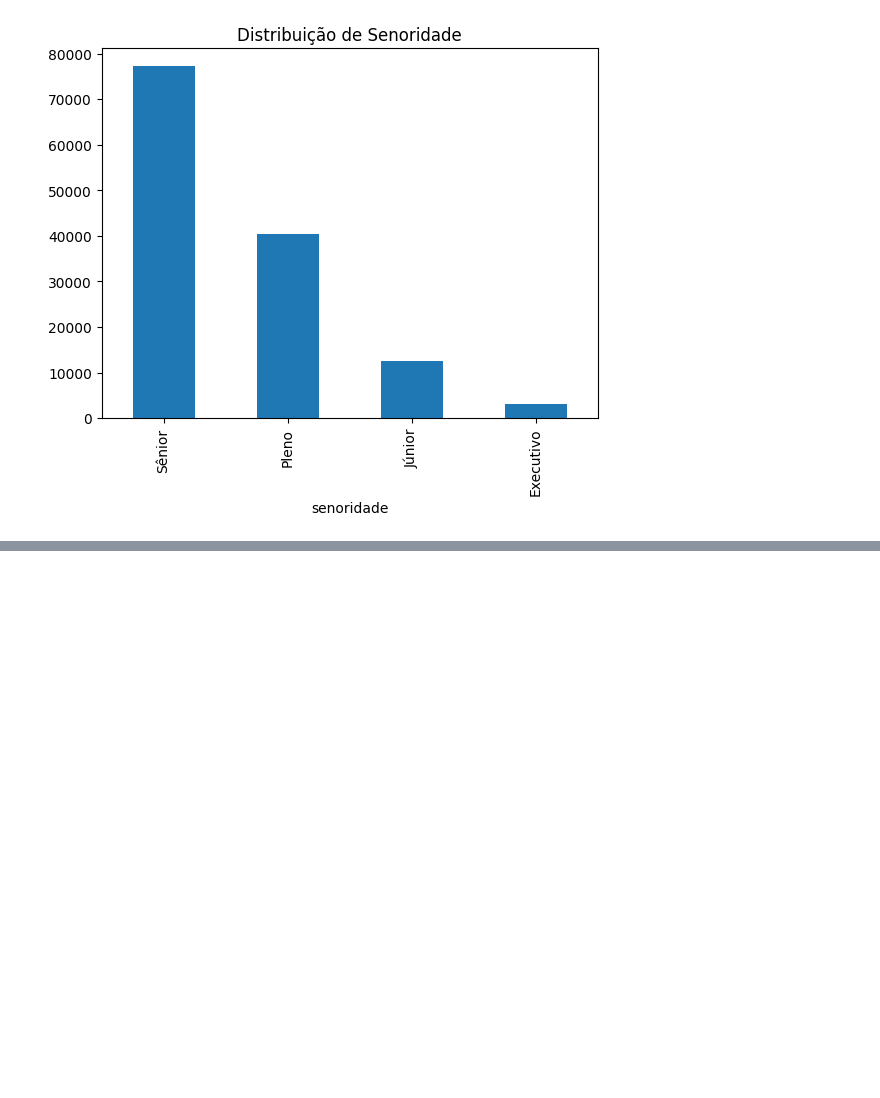
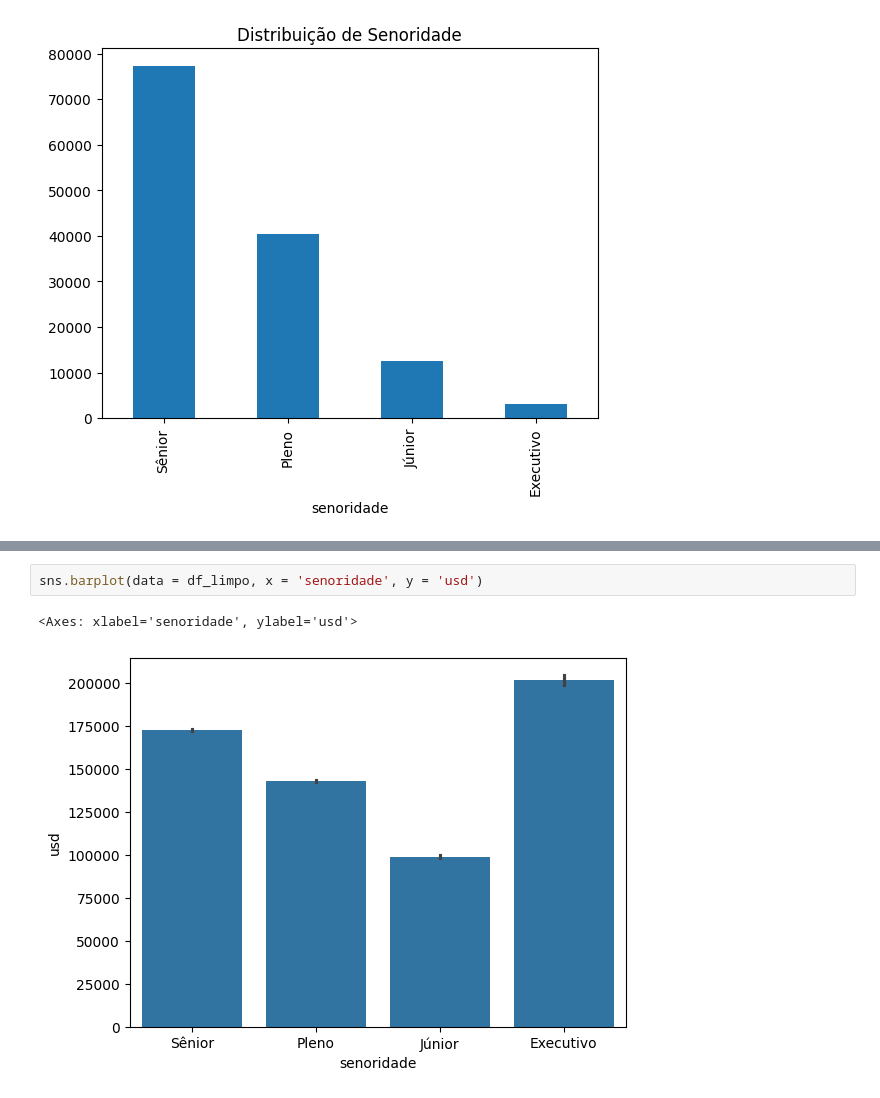
Before and after one commit to JoaoViniciusLT/Repositorio-de-Imersao-de-dados-com-Alura, a Jupyter notebook: Todas_as_Aulas_Imersão_dados_com_Pyton_Alura.ipynb, the cells around one changed output, grey strips where cells are left out. Saved outputs shown, nothing was run; the diff lists cells and outputs as text; blank space fills up the shorter version.

```diff
--- a/Todas_as_Aulas_Imersão_dados_com_Pyton_Alura.ipynb
+++ b/Todas_as_Aulas_Imersão_dados_com_Pyton_Alura.ipynb
@@ -519,0 +529,5 @@ df_limpo['senoridade'].value_counts().plot(kind='bar',title='Distribuição de S
+# %%
+sns.barplot(data = df_limpo, x = 'senoridade', y = 'usd')
+# %% [output]
+<Axes: xlabel='senoridade', ylabel='usd'>
+[figure, added]
```
Also changed, not shown: parts of 22 cells of this notebook.
